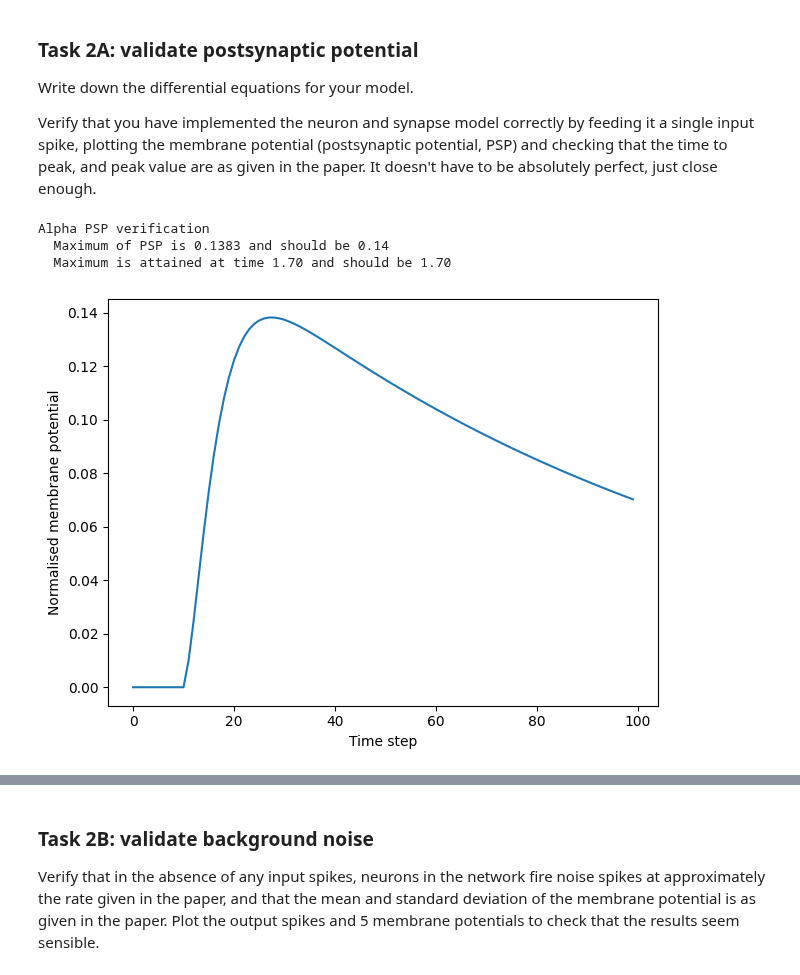
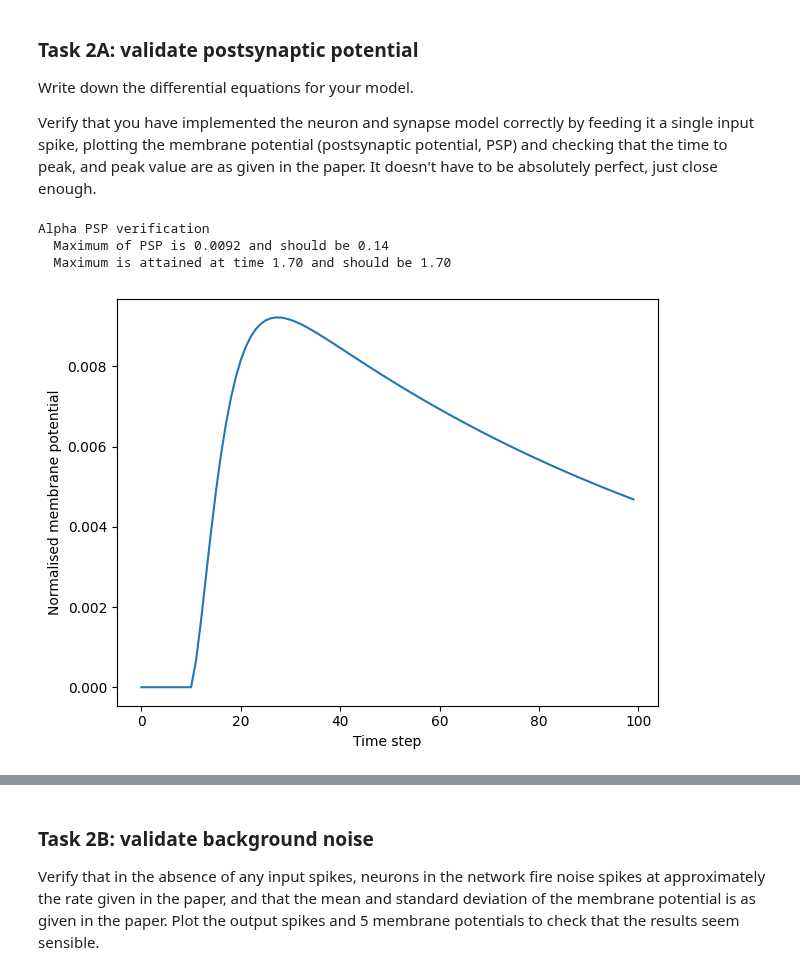
Before and after one commit to hk221/Neuro_for_ML, a Jupyter notebook: Synfire Chains/synfire_no_answers.ipynb, the cells around one changed output, grey strips where cells are left out. Saved outputs shown, nothing was run; the diff lists cells and outputs as text; code cells hidden in the pictures.

```diff
--- a/Synfire Chains/synfire_no_answers.ipynb
+++ b/Synfire Chains/synfire_no_answers.ipynb
@@ -70,6 +70,9 @@ def simulate_layer(
     abs_refractory = 2.0 # Absolute refractory period in ms
     noise_rate = 2.0 * dt  # Background noise rate in Hz
     W = 4.0  # Membrane resistance in GOhm
+    #Normalise the weight
+    a = 0.0667 # height of spike
+    b = 4.669 # height of spike
 
     if spikes_in is None:
         spikes_in = np.zeros((num_neurons, num_time_steps))
@@ -117,8 +120,10 @@ def simulate_layer(
         v[spiking_neurons] = v_reset  # Reset spiking neurons
         t_last[spiking_neurons] = t  # Update last spike time
 
+
         # Record membrane potential
-        v_rec[:, t_idx] = v
+        v_rec[:, t_idx] = (v*a) + b
+
         # a = 0.0667 b = 4.669
 
     return v_rec, spikes_out
@@ -154,28 +159,28 @@ Verify that you have implemented the neuron and synapse model correctly by feedi
 # %%
 # Use this template and fill in the ...
 # Verify synapse properties with no background noise and single input spike
 s_in = np.zeros((1, 100))  # duration 10ms
 s_in[0, 10] = 1  # single input spike at time t=1ms
 v, s = simulate_layer(spikes_in=s_in, noise=False, delay=0)
 v -=v.min()
 plt.figure()
 plt.plot(v[0, :])
 plt.xlabel("Time step")
 plt.ylabel("Normalised membrane potential")
 plt.tight_layout()
 print("Alpha PSP verification")
 print(
-    f"  Maximum of PSP is {v.max():.4f} and should be 0.14"
+    f"  Maximum of PSP is {v.max():.4f} and should be 0.0093"
 )  # what is the correct value for ...?
 print(
     f"  Maximum is attained at time {(v.argmax()-10)*0.1:.2f} and should be 1.70"
 )  # what is the correct value for ...?
 print()
 # %% [output]
 Alpha PSP verification
-  Maximum of PSP is 0.1383 and should be 0.14
+  Maximum of PSP is 0.0092 and should be 0.14
   Maximum is attained at time 1.70 and should be 1.70
-[figure, old version]
+[figure, new version]
 # %% [markdown]
 Expected results:
 
```
Also changed, not shown: parts of 2 cells of this notebook.
